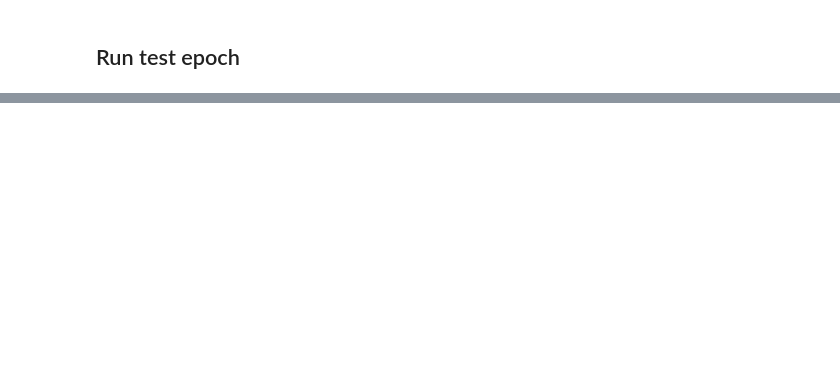
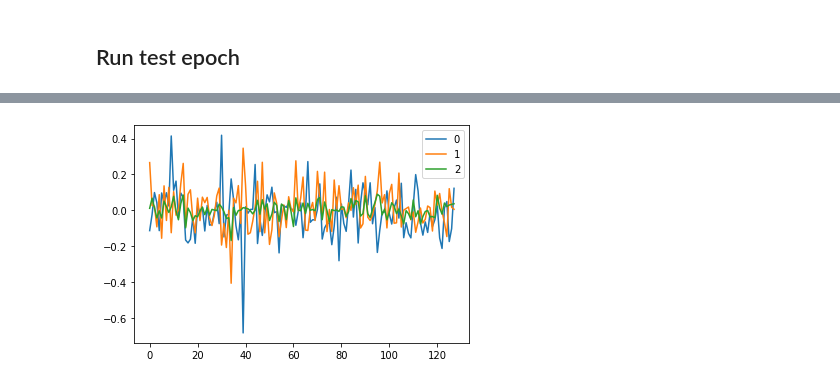
Before and after one commit to giobart/whos_that_pokemon, a Jupyter notebook: training.ipynb, the cells around one changed output, grey strips where cells are left out. Saved outputs shown, nothing was run; the diff lists cells and outputs as text; code cells hidden in the pictures; blank space fills up the shorter version.

```diff
--- a/training.ipynb
+++ b/training.ipynb
@@ -464,0 +467,20 @@ predictions tensor([1., 0., 1., 0., 0.])
+# %%
+from src.tools.model_tools import inference
+import matplotlib.pyplot as plt
+import pandas as pd
+
+data = []
+i = 0
+for x1, x2, label, y in inference(model, loader=dataloader.test_dataloader()):
+  if( label[i] == 0. ):
+    data.append( np.asarray( model.forward_one( x1 )[i] ) )
+    data.append( np.asarray( model.forward_one( x2 )[i] ) )
+    for j in range (1, 2):
+      data.append( np.asarray( model.forward_one( x1 )[i + j] ) )
+    break
+  i += 1
+
+pd.DataFrame(data).T.plot()
+plt.show()
+# %% [output]
+[figure, added]
```
Also changed, not shown: parts of 9 cells of this notebook, 1 other file.
